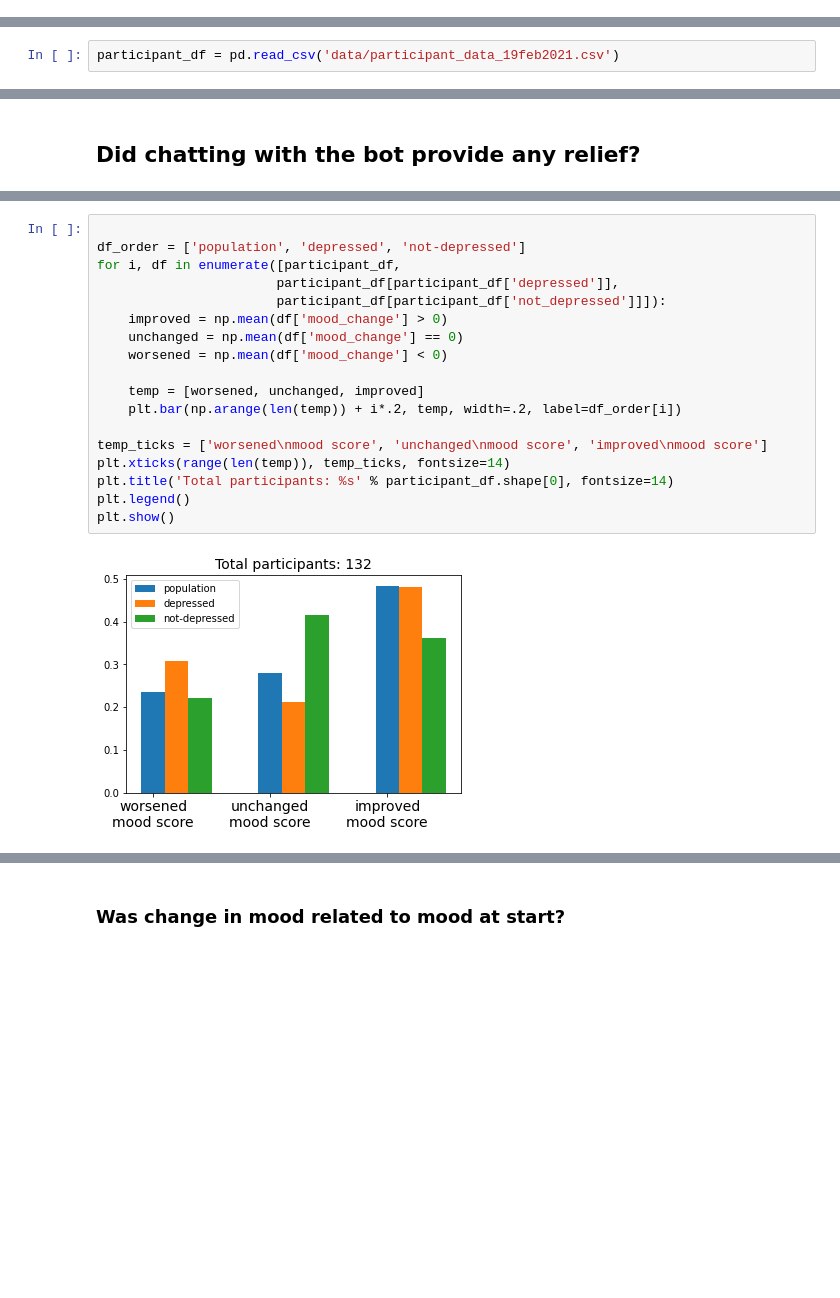
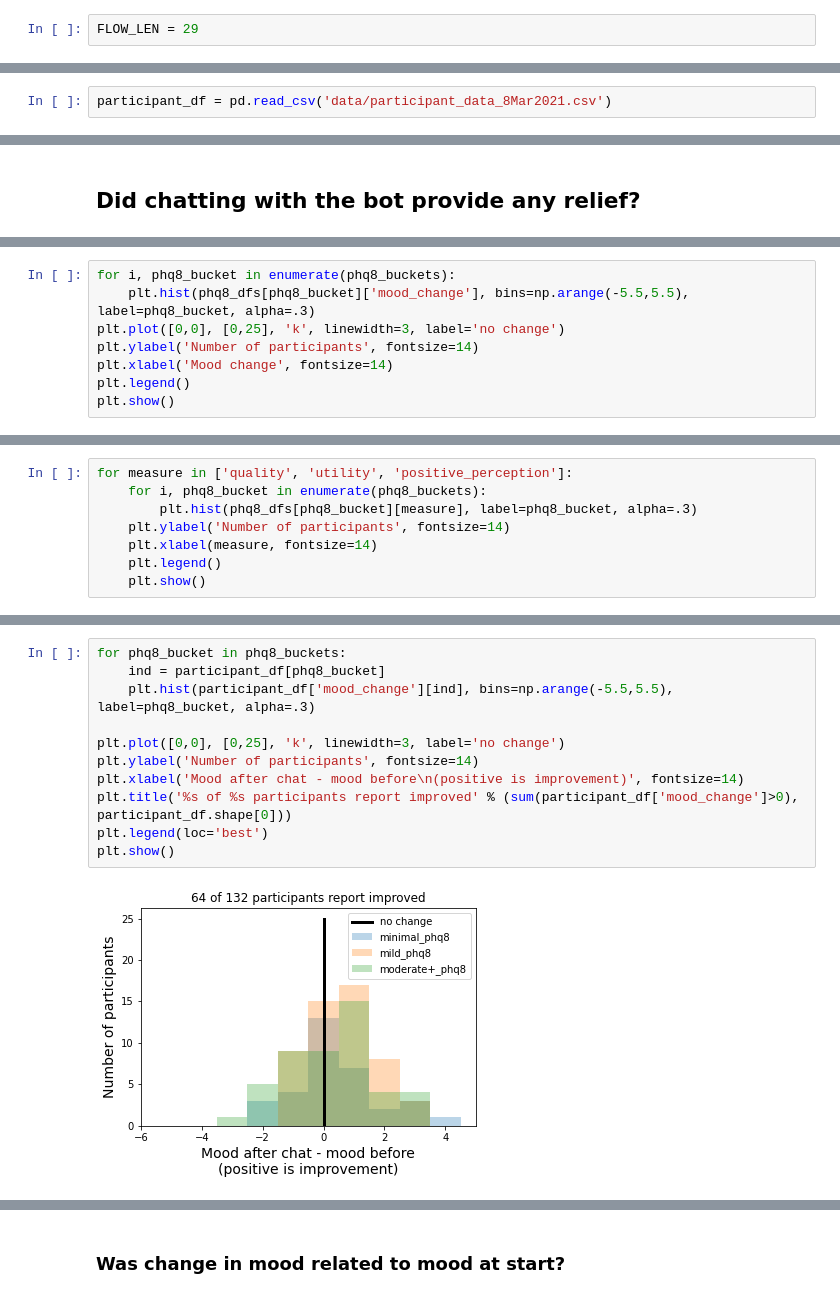
Before and after one commit to odemasi/therapybot_limitations, a Jupyter notebook: Therapybot_plots_v1.ipynb, the cells around one changed output, grey strips where cells are left out. Saved outputs shown, nothing was run; the diff lists cells and outputs as text; blank space fills up the shorter version.

```diff
--- a/Therapybot_plots_v1.ipynb
+++ b/Therapybot_plots_v1.ipynb
@@ -14,6 +14,8 @@ nlp = English()
 tokenizer = nlp.tokenizer
 
 # num_tok = len(tokenizer(my_string))
+# %%
+FLOW_LEN = 29
 # %%
 suff = '5feb2021'
 dbname = 'data/session_info_feb5.db'
@@ -414,6 +485,6 @@ participant_df[participant_df['not_depressed']]['first_leave'].mean(), sum(np.is
 # %% [markdown]
 # Read data
 # %%
-participant_df = pd.read_csv('data/participant_data_19feb2021.csv')
+participant_df = pd.read_csv('data/participant_data_8Mar2021.csv')
 # %%
 message_df = pd.read_csv('data/message_data_19feb2021.csv')
@@ -491,0 +579,8 @@ plt.show()
+# %%
+for i, phq8_bucket in enumerate(phq8_buckets):
+    plt.hist(phq8_dfs[phq8_bucket]['mood_change'], bins=np.arange(-5.5,5.5), label=phq8_bucket, alpha=.3)
+plt.plot([0,0], [0,25], 'k', linewidth=3, label='no change')
+plt.ylabel('Number of participants', fontsize=14)
+plt.xlabel('Mood change', fontsize=14)
+plt.legend()
+plt.show()
@@ -491,0 +589,8 @@ plt.show()
+# %%
+for measure in ['quality', 'utility', 'positive_perception']:
+    for i, phq8_bucket in enumerate(phq8_buckets):
+        plt.hist(phq8_dfs[phq8_bucket][measure], label=phq8_bucket, alpha=.3)
+    plt.ylabel('Number of participants', fontsize=14)
+    plt.xlabel(measure, fontsize=14)
+    plt.legend()
+    plt.show()
@@ -494,20 +610,13 @@ plt.show()
 # %%
+for phq8_bucket in phq8_buckets:
+    ind = participant_df[phq8_bucket]
+    plt.hist(participant_df['mood_change'][ind], bins=np.arange(-5.5,5.5), label=phq8_bucket, alpha=.3)
 
-df_order = ['population', 'depressed', 'not-depressed']
-for i, df in enumerate([participant_df,
-                       participant_df[participant_df['depressed']],
-                       participant_df[participant_df['not_depressed']]]):
-    improved = np.mean(df['mood_change'] > 0)
-    unchanged = np.mean(df['mood_change'] == 0)
-    worsened = np.mean(df['mood_change'] < 0)
-
-    temp = [worsened, unchanged, improved]
-    plt.bar(np.arange(len(temp)) + i*.2, temp, width=.2, label=df_order[i])
-
-temp_ticks = ['worsened\nmood score', 'unchanged\nmood score', 'improved\nmood score']
-plt.xticks(range(len(temp)), temp_ticks, fontsize=14)
-plt.title('Total participants: %s' % participant_df.shape[0], fontsize=14)
-plt.legend()
+plt.plot([0,0], [0,25], 'k', linewidth=3, label='no change')
+plt.ylabel('Number of participants', fontsize=14)
+plt.xlabel('Mood after chat - mood before\n(positive is improvement)', fontsize=14)
+plt.title('%s of %s participants report improved' % (sum(participant_df['mood_change']>0), participant_df.shape[0]))
+plt.legend(loc='best')
 plt.show()
 # %% [output]
-[figure, old version]
+[figure, new version]
```
Also changed, not shown: parts of 95 cells of this notebook.
